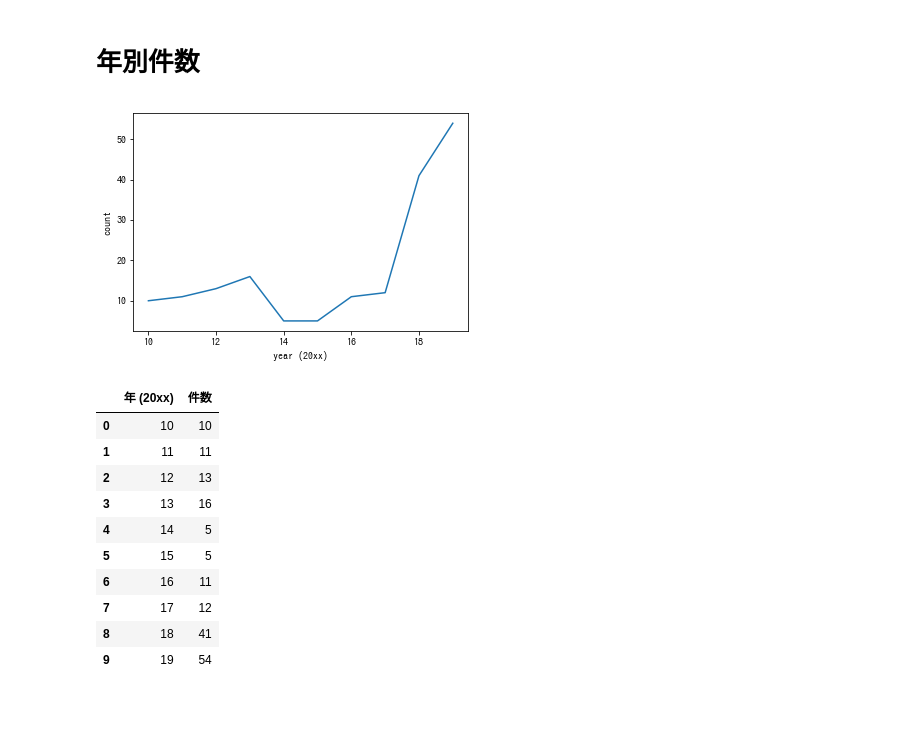
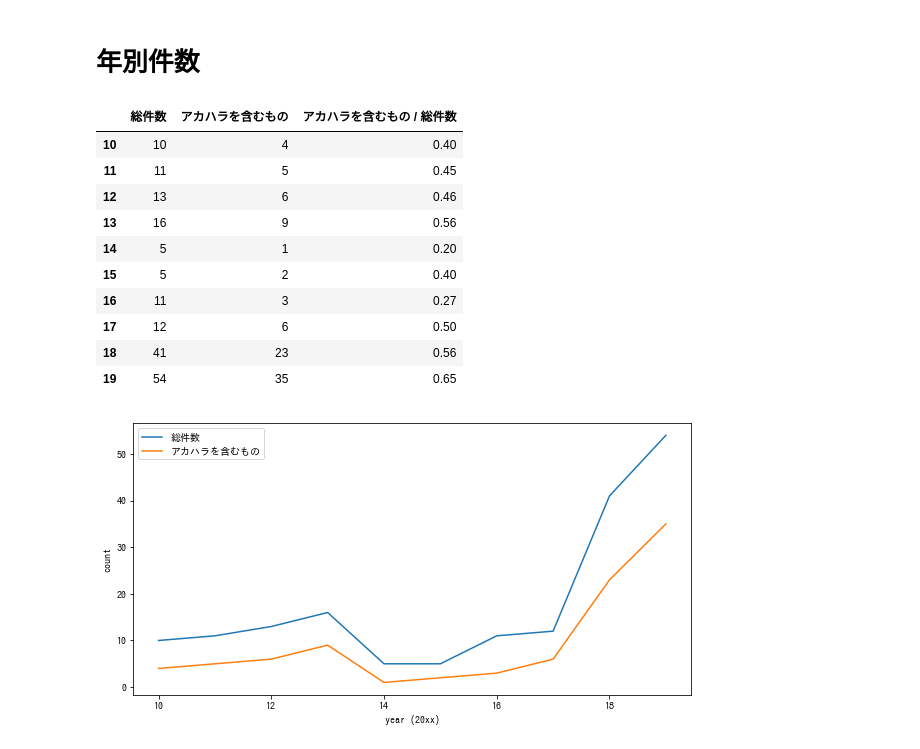
Before and after one commit to akahara-matome/haklak_akahra_news_scraping, a Jupyter notebook: main.ipynb, the cells around one changed output. Cells and saved outputs as stored; diff of their text form; code cells hidden in the pictures; blank space fills up the shorter version.

```diff
--- a/main.ipynb
+++ b/main.ipynb
@@ -237,31 +239,37 @@ tmp
 | 5 | 80 | 1 |
 # %% [markdown]
 # 年別件数
-# %%
-# value_countsを作成
-tmp = df['公表年月日'].map(lambda x: int(str(x[0:2]))).value_counts().sort_index().to_frame()
-
-import matplotlib.pyplot as plt
-
-plt.plot(tmp)
-plt.xlabel('year (20xx)')
-plt.ylabel('count')
-plt.show()
-
-# 整形
-tmp.index.name = "年 (20xx)"
-tmp.columns = ['件数']
-tmp.reset_index()
-# %% [output]
-[figure, removed]
-|  | 年 (20xx) | 件数 |
-| 0 | 10 | 10 |
-| 1 | 11 | 11 |
-| 2 | 12 | 13 |
-| 3 | 13 | 16 |
-| 4 | 14 | 5 |
-| 5 | 15 | 5 |
-| 6 | 16 | 11 |
-| 7 | 17 | 12 |
-| 8 | 18 | 41 |
-| 9 | 19 | 54 |
+# %%
+# value_countsを作成
+# all: 総件数、 aka: アカハラを含むもの
+tmp_all = df['公表年月日'].map(lambda x: int(str(x[0:2]))).value_counts().sort_index().to_frame()
+tmp_aka = df.query("事件種.str.contains('アカ')" , engine='python')['公表年月日'].map(lambda x: int(str(x[0:2]))).value_counts().sort_index().to_frame()
+
+# 整形
+tmp_all.columns = ['総件数']
+tmp_aka.columns = ['アカハラを含むもの']
+dff = pd.concat([tmp_all, tmp_aka], axis=1)
+dff['アカハラを含むもの / 総件数'] = round(dff['アカハラを含むもの'] / dff['総件数'], 2)
+display(dff)
+
+# プロット
+plt.figure(figsize=(10,5))
+plt.plot(tmp_all, label="総件数")
+plt.plot(tmp_aka, label="アカハラを含むもの")
+plt.xlabel('year (20xx)')
+plt.ylabel('count')
+plt.legend()
+plt.show()
+# %% [output]
+|  | 総件数 | アカハラを含むもの | アカハラを含むもの / 総件数 |
+| 10 | 10 | 4 | 0.40 |
+| 11 | 11 | 5 | 0.45 |
+| 12 | 13 | 6 | 0.46 |
+| 13 | 16 | 9 | 0.56 |
+| 14 | 5 | 1 | 0.20 |
+| 15 | 5 | 2 | 0.40 |
+| 16 | 11 | 3 | 0.27 |
+| 17 | 12 | 6 | 0.50 |
+| 18 | 41 | 23 | 0.56 |
+| 19 | 54 | 35 | 0.65 |
+[figure, added]
```
Also changed, not shown: parts of 2 cells of this notebook.
